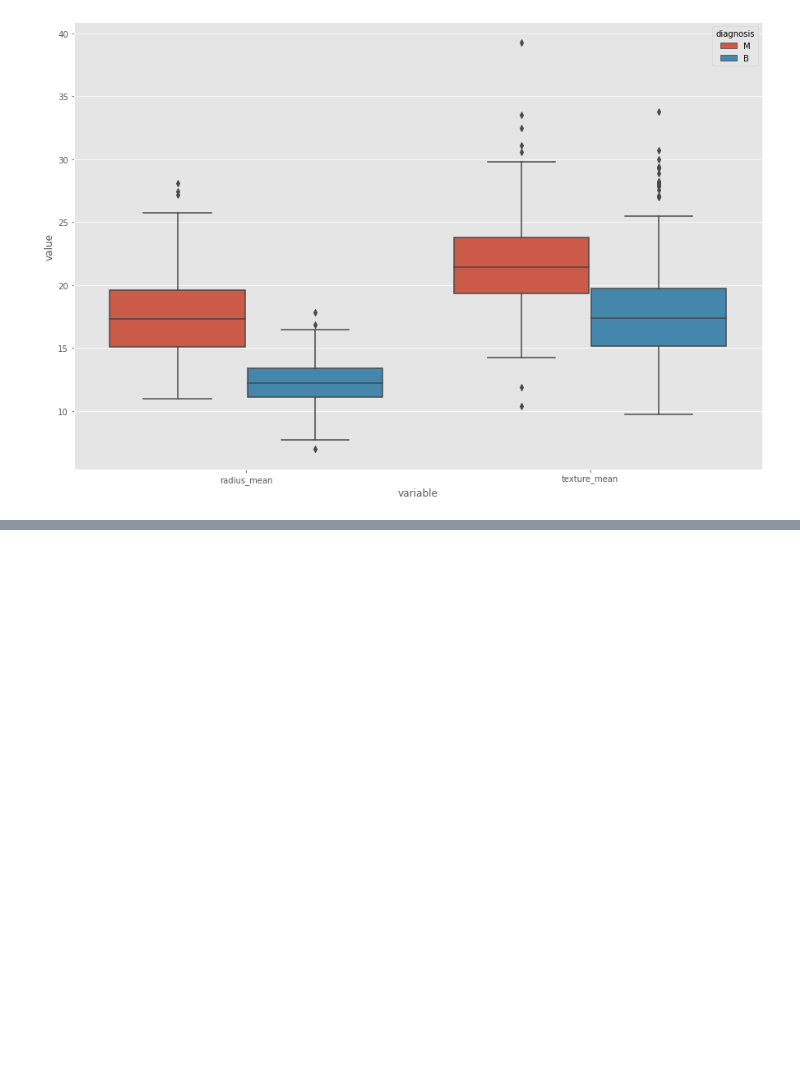
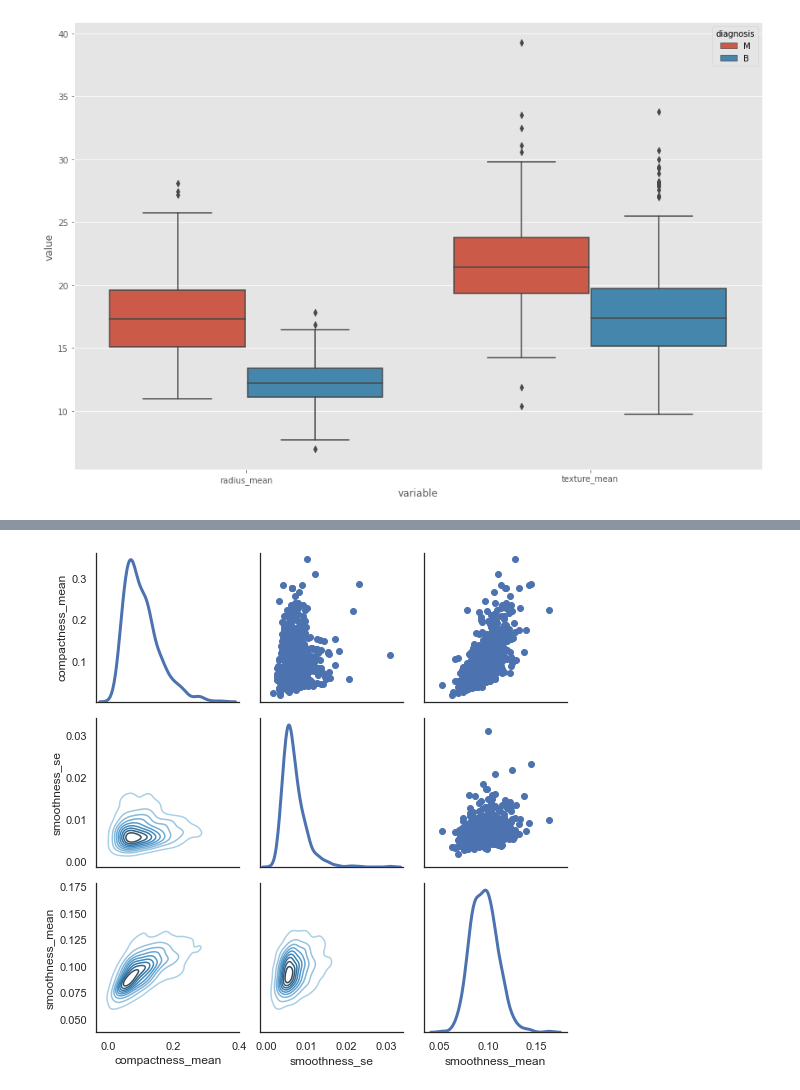
Before and after one commit to Tilda98/Causal_Inference, a Jupyter notebook: notebooks/eda.ipynb, the cells around one changed output, grey strips where cells are left out. Drawn from its saved outputs; the diff is of its cells as text; code cells hidden in the pictures; blank space fills up the shorter version.

Commit message:
checking relationship between variables

```diff
--- a/notebooks/eda.ipynb
+++ b/notebooks/eda.ipynb
@@ -208,0 +229,11 @@ plt.show()
+# %%
+# Checking relationship between more than 2 distribution
+sns.set(style = "white")
+df = data.loc[:,["compactness_mean","smoothness_se","smoothness_mean"]]
+g = sns.PairGrid(df,diag_sharey = False,)
+g.map_lower(sns.kdeplot,cmap="Blues_d")
+g.map_upper(plt.scatter)
+g.map_diag(sns.kdeplot,lw =3)
+plt.show()
+# %% [output]
+[figure, added]
```
Also changed, not shown: parts of 1 cell of this notebook.
